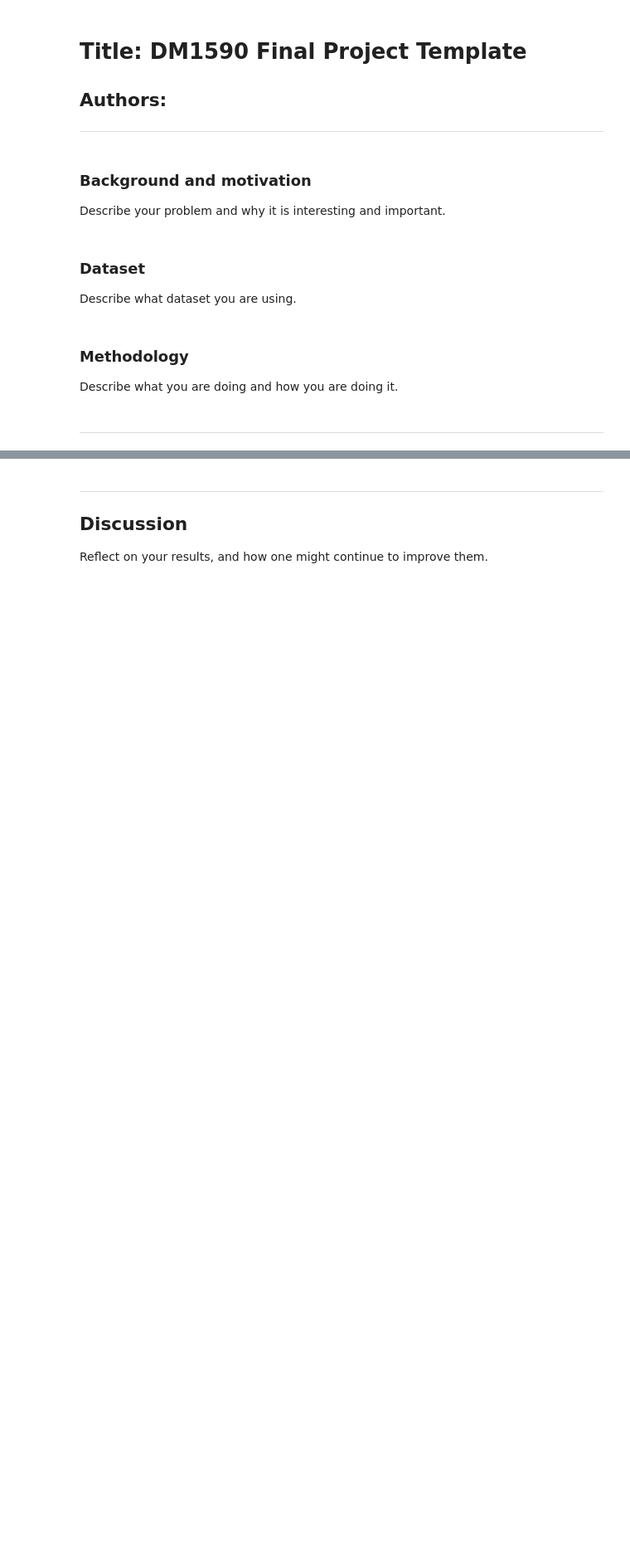
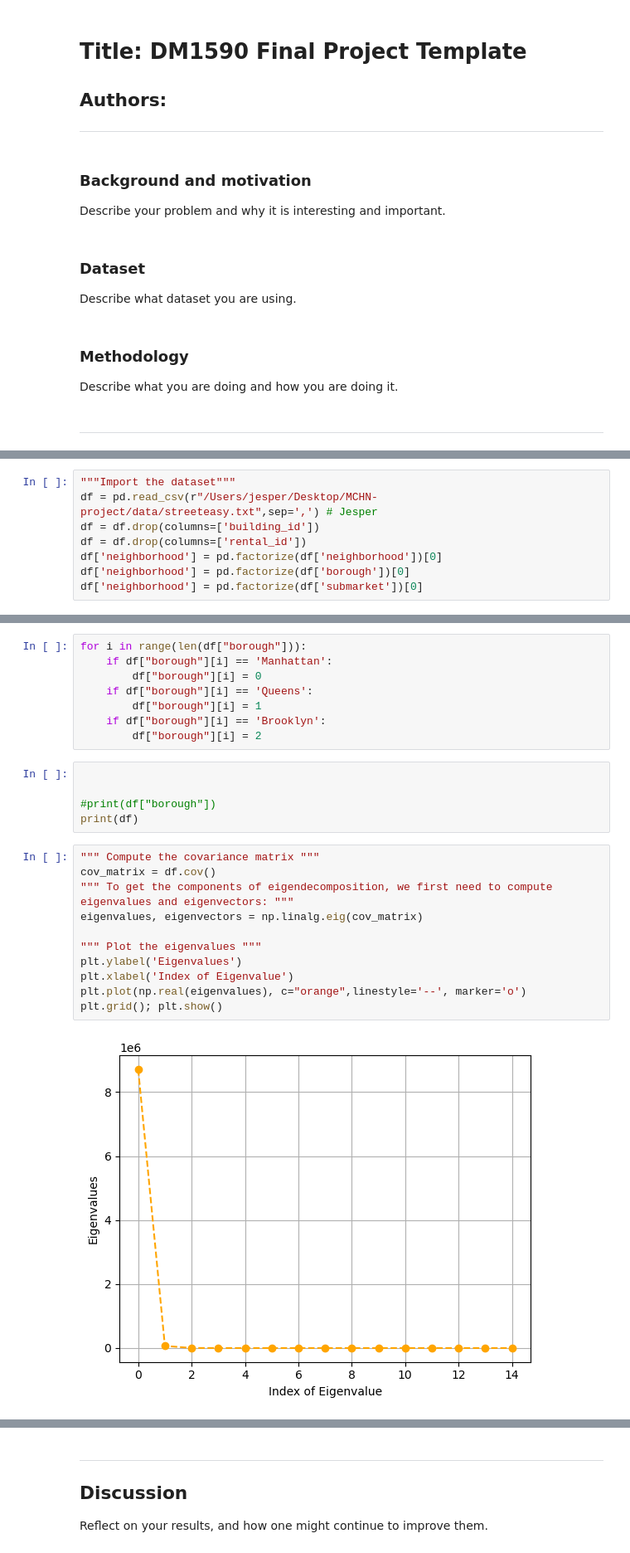
Before and after one commit to Emil-LidbomConsulting/MCHN-project, a Jupyter notebook: Template.ipynb, the cells around one changed output, grey strips where cells are left out. Shown at 83% size. Drawn from its saved outputs; the diff is of its cells as text; blank space fills up the shorter version.

Commit message:
Jesper

```diff
--- a/Template.ipynb
+++ b/Template.ipynb
@@ -46,0 +28,8 @@ print(df)
+# %%
+"""Import the dataset"""
+df = pd.read_csv(r"/Users/jesper/Desktop/MCHN-project/data/streeteasy.txt",sep=',') # Jesper
+df = df.drop(columns=['building_id'])
+df = df.drop(columns=['rental_id'])
+df['neighborhood'] = pd.factorize(df['neighborhood'])[0]
+df['neighborhood'] = pd.factorize(df['borough'])[0]
+df['neighborhood'] = pd.factorize(df['submarket'])[0]
@@ -46,0 +55,26 @@ print(df)
+# %%
+for i in range(len(df["borough"])):
+    if df["borough"][i] == 'Manhattan':
+        df["borough"][i] = 0
+    if df["borough"][i] == 'Queens':
+        df["borough"][i] = 1
+    if df["borough"][i] == 'Brooklyn':
+        df["borough"][i] = 2
+# %%
+
+
+#print(df["borough"])
+print(df)
+# %%
+""" Compute the covariance matrix """
+cov_matrix = df.cov()
+""" To get the components of eigendecomposition, we first need to compute eigenvalues and eigenvectors: """
+eigenvalues, eigenvectors = np.linalg.eig(cov_matrix)
+
+""" Plot the eigenvalues """
+plt.ylabel('Eigenvalues')
+plt.xlabel('Index of Eigenvalue')
+plt.plot(np.real(eigenvalues), c="orange",linestyle='--', marker='o')
+plt.grid(); plt.show()
+# %% [output]
+[figure, added]
```
Also changed, not shown: parts of 9 cells of this notebook, 4 other files.
